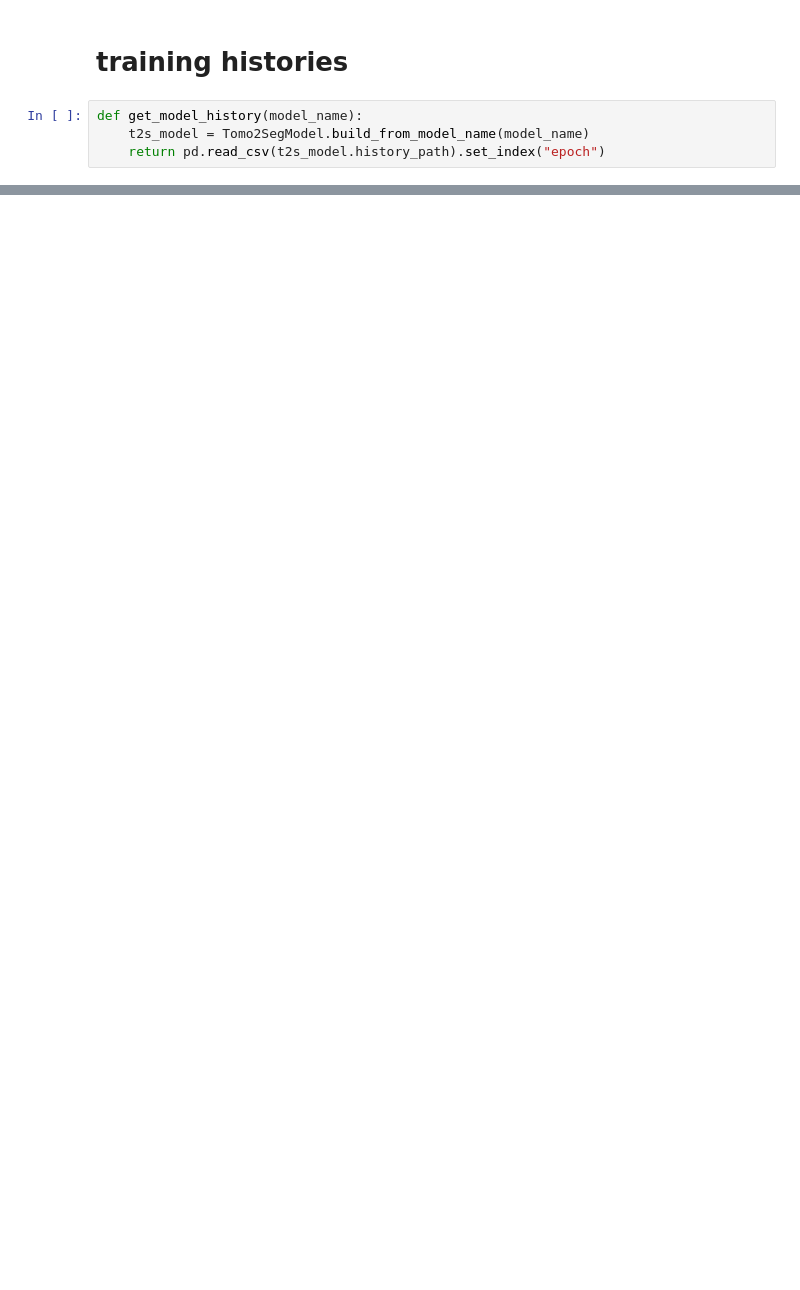
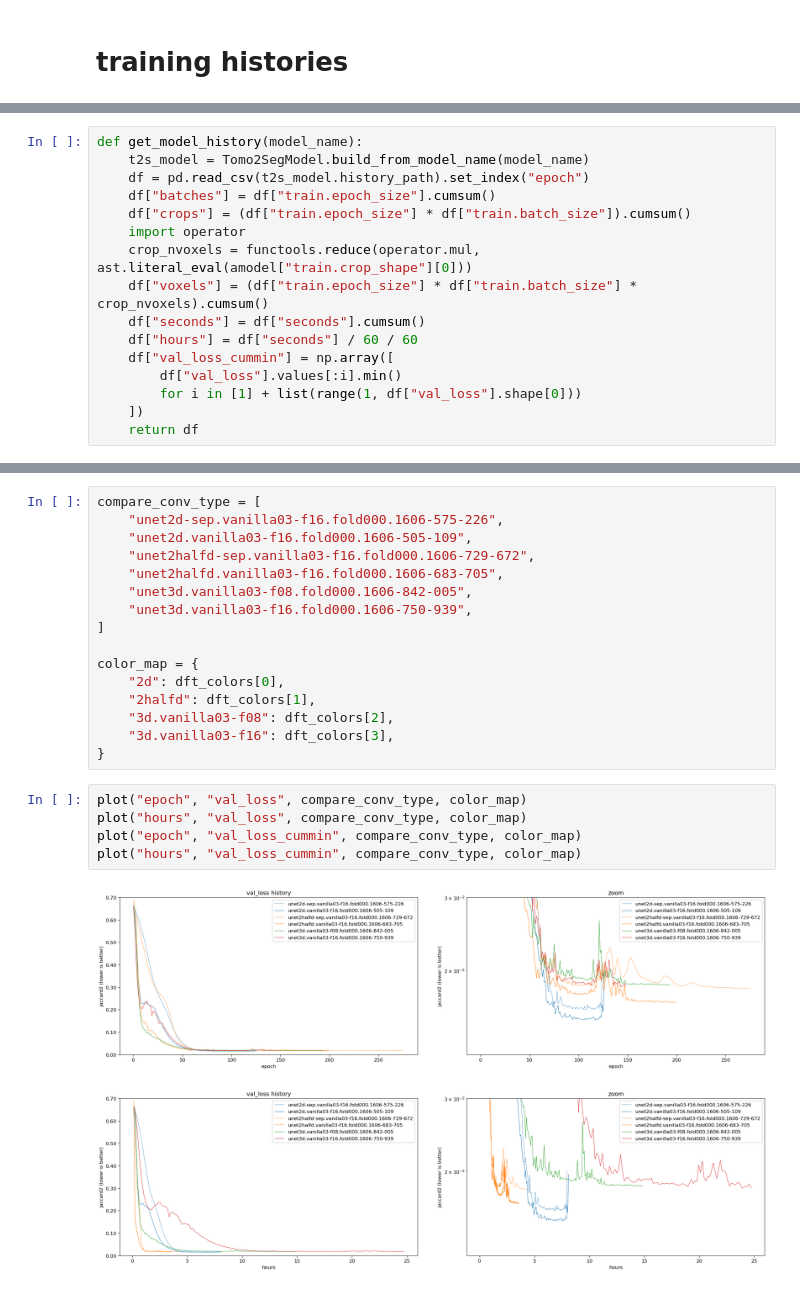
Before and after one commit to jpcbertoldo/tomo2seg, a Jupyter notebook: nbs/compare-models-00.ipynb, the cells around one changed output, grey strips where cells are left out. Drawn from its saved outputs; the diff is of its cells as text; blank space fills up the shorter version.

```diff
--- a/nbs/compare-models-00.ipynb
+++ b/nbs/compare-models-00.ipynb
@@ -351,6 +343,2 @@ unet2halfd.vanilla03-f16.fold000.1606-683-705,13340067,0.9879098681353984,0.9536
 # %% [markdown]
 # training histories
-# %%
-def get_model_history(model_name):
-    t2s_model = Tomo2SegModel.build_from_model_name(model_name)
-    return pd.read_csv(t2s_model.history_path).set_index("epoch")
@@ -373,0 +345,16 @@ get_model_history(ev.model_name)
+# %%
+def get_model_history(model_name):
+    t2s_model = Tomo2SegModel.build_from_model_name(model_name)
+    df = pd.read_csv(t2s_model.history_path).set_index("epoch")
+    df["batches"] = df["train.epoch_size"].cumsum()
+    df["crops"] = (df["train.epoch_size"] * df["train.batch_size"]).cumsum()
+    import operator
+    crop_nvoxels = functools.reduce(operator.mul, ast.literal_eval(amodel["train.crop_shape"][0]))
+    df["voxels"] = (df["train.epoch_size"] * df["train.batch_size"] * crop_nvoxels).cumsum()
+    df["seconds"] = df["seconds"].cumsum()
+    df["hours"] = df["seconds"] / 60 / 60
+    df["val_loss_cummin"] = np.array([
+        df["val_loss"].values[:i].min()
+        for i in [1] + list(range(1, df["val_loss"].shape[0]))
+    ])
+    return df
@@ -373,0 +412,24 @@ get_model_history(ev.model_name)
+# %%
+compare_conv_type = [
+    "unet2d-sep.vanilla03-f16.fold000.1606-575-226",
+    "unet2d.vanilla03-f16.fold000.1606-505-109",
+    "unet2halfd-sep.vanilla03-f16.fold000.1606-729-672",
+    "unet2halfd.vanilla03-f16.fold000.1606-683-705",
+    "unet3d.vanilla03-f08.fold000.1606-842-005",
+    "unet3d.vanilla03-f16.fold000.1606-750-939",
+]
+
+color_map = {
+    "2d": dft_colors[0],
+    "2halfd": dft_colors[1],
+    "3d.vanilla03-f08": dft_colors[2],
+    "3d.vanilla03-f16": dft_colors[3],
+}
+# %%
+plot("epoch", "val_loss", compare_conv_type, color_map)
+plot("hours", "val_loss", compare_conv_type, color_map)
+plot("epoch", "val_loss_cummin", compare_conv_type, color_map)
+plot("hours", "val_loss_cummin", compare_conv_type, color_map)
+# %% [output]
+[figure, added]
+[figure, added]
```
Also changed, not shown: parts of 27 cells of this notebook, 16 other files.
